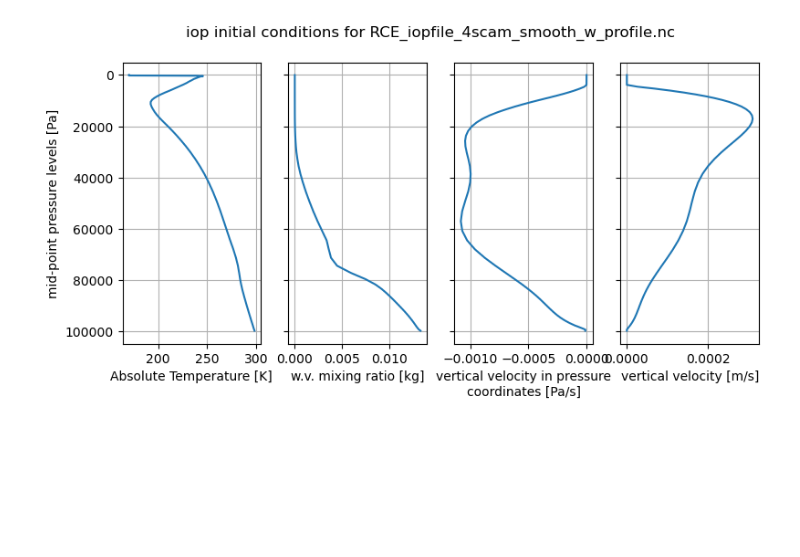
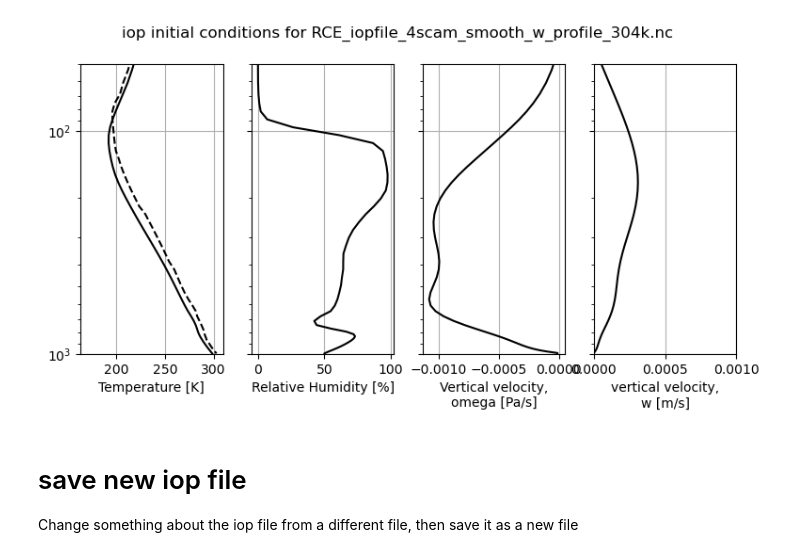
Before and after one commit to smturbev/scmlib, a Jupyter notebook: DP_diagnostics/notebooks/pproc/plot_iop_profiles.ipynb, the cells around one changed output. Drawn from its saved outputs; the diff is of its cells as text; code cells hidden in the pictures; blank space fills up the shorter version.

```diff
--- a/DP_diagnostics/notebooks/pproc/plot_iop_profiles.ipynb
+++ b/DP_diagnostics/notebooks/pproc/plot_iop_profiles.ipynb
@@ -22,8 +37,14 @@ def omega2w(omega, p, t):
 # %%
 iop_dir = "/glade/work/sturbeville/E3SM/inputdata/atm/cam/scam/iop/"
 # iop_file = "RCE_iopfile_4scam_no-mean-ascent.nc"
-iop_file = "RCE_iopfile_4scam_smooth_w_profile.nc"
+iop_file = "RCE_iopfile_4scam_smooth_w_profile_304k.nc"
+# iop_file = "RCE_iopfile_4scam_smooth-mean-ascent.nc"
+iop_file_304k = "RCE_iopfile_4scam_smooth-mean-ascent_304ksst.nc"
 # %%
 iop = xr.open_dataset(iop_dir+iop_file)
-iop
 iop = iop.isel(lat=0).isel(time=0).isel(lon=0)
+
+iop304 = xr.open_dataset(iop_dir+iop_file_304k)
+iop304 = iop304.isel(lat=0).isel(time=0).isel(lon=0)
+
+iop304
@@ -30,28 +69,37 @@ iop = iop.isel(lat=0).isel(time=0).isel(lon=0)
 # %%
 # plot vertical profiles of each initial condition in iop file side-by-side
 fig, ax = plt.subplots(1,4, figsize=(9,4), sharey=True)
-iop["T"].plot(ax=ax[0], y="lev")
-iop.q.plot(ax=ax[1], y="lev")
-iop.omega.plot(ax=ax[2], y="lev")
+ax[0].plot(iop["T"], iop.lev/100, 'k')
+ax[0].plot(iop304["T"], iop304.lev/100, 'k--')
+ax[0].set(xlabel="Temperature [K]")
+rhice300 = calc_rhice(iop, varQ="q", z_units="Pa")
+# rhice304 = calc_rhice(iop304, varQ="q", z_units="Pa")
+ax[1].plot(rhice300, iop.lev/100, 'k')
+# ax[1].plot(rhice304, iop.lev/100, 'k--')
+ax[1].set(xlabel="Relative Humidity [%]")
+ax[2].plot(iop.omega, iop.lev/100, 'k')
+# ax[2].plot(iop304.omega, iop304.lev/100, 'k--')
+ax[2].set(xlabel="Vertical velocity,\nomega [Pa/s]")
 w = omega2w(iop.omega, iop.lev, iop["T"])
-w.plot(ax=ax[3], y="lev")
-ax[3].set(xlabel="vertical velocity [m/s]")
-# iop.divT.plot(ax=ax[3], y="lev")
-# iop.divq.plot(ax=ax[4], y="lev")
-# iop.u.plot(ax=ax[5], y="lev")
-# ax6 = ax[5].twiny()
-# iop.v.plot(ax=ax6, y="lev")
+w304 = omega2w(iop304.omega, iop304.lev, iop304["T"])
+ax[3].plot(w, iop.lev/100, 'k')
+# ax[3].plot(w304, iop304.lev/100, 'k--')
+ax[3].set(xlabel="vertical velocity,\nw [m/s]", xlim=[0,0.001])
 
 for i in range(4):
-    ax[i].set(title="")
     ax[i].grid(True)
     if i>0:
         ax[i].set(ylabel="")
 
 ax[0].invert_yaxis()
-# ax[0].set_yscale("log")
+ax[0].set_yscale("log")
+ax[0].set(ylim=[1000,50])
 fig.suptitle("iop initial conditions for "+iop_file)
 plt.savefig("../plots/iop_ic_{}.png".format(iop_file.split(".")[0]))
 plt.show()
 # %% [output]
-[figure, old version]
+[figure, new version]
+# %% [markdown]
+# save new iop file
+
+Change something about the iop file from a different file, then save it as a new file
```
Also changed, not shown: parts of 7 cells of this notebook, 37 other files.
